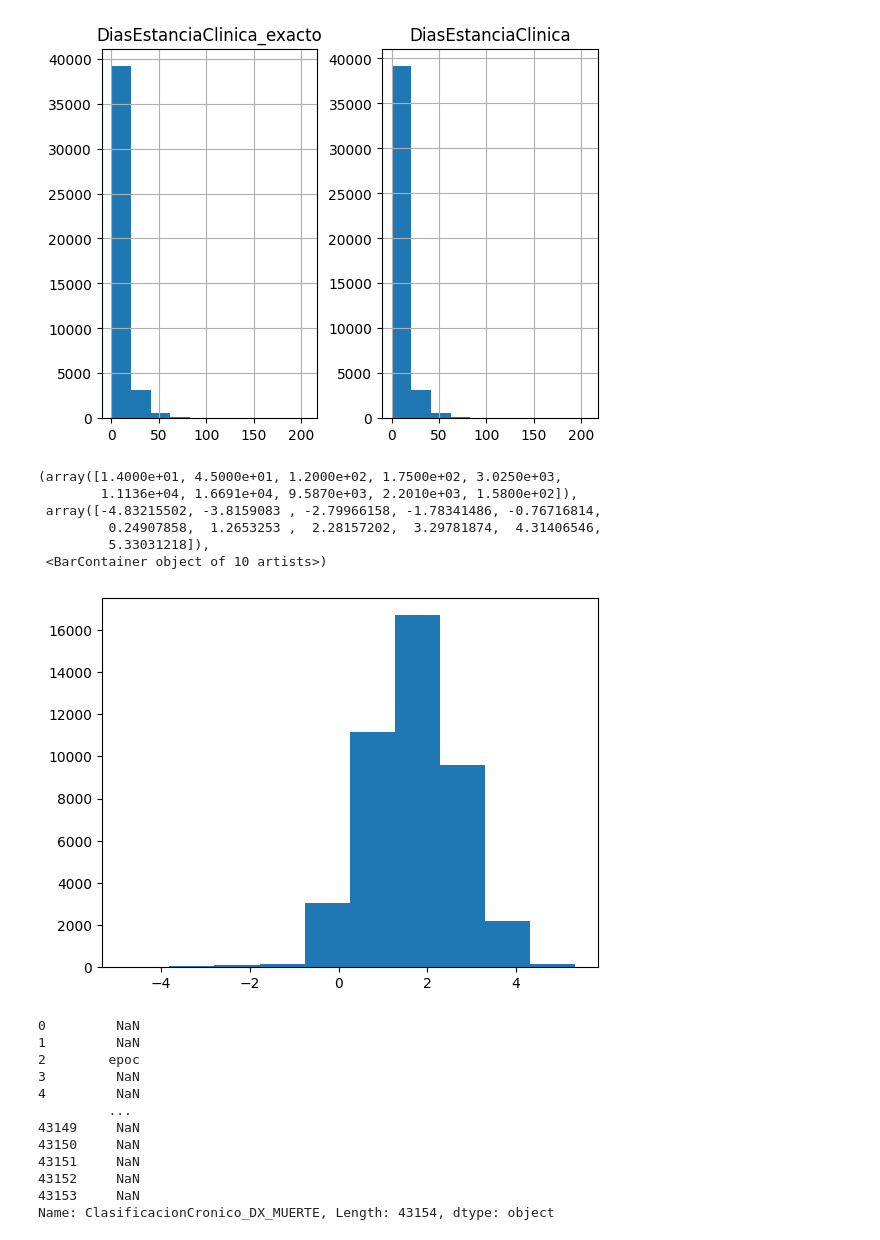
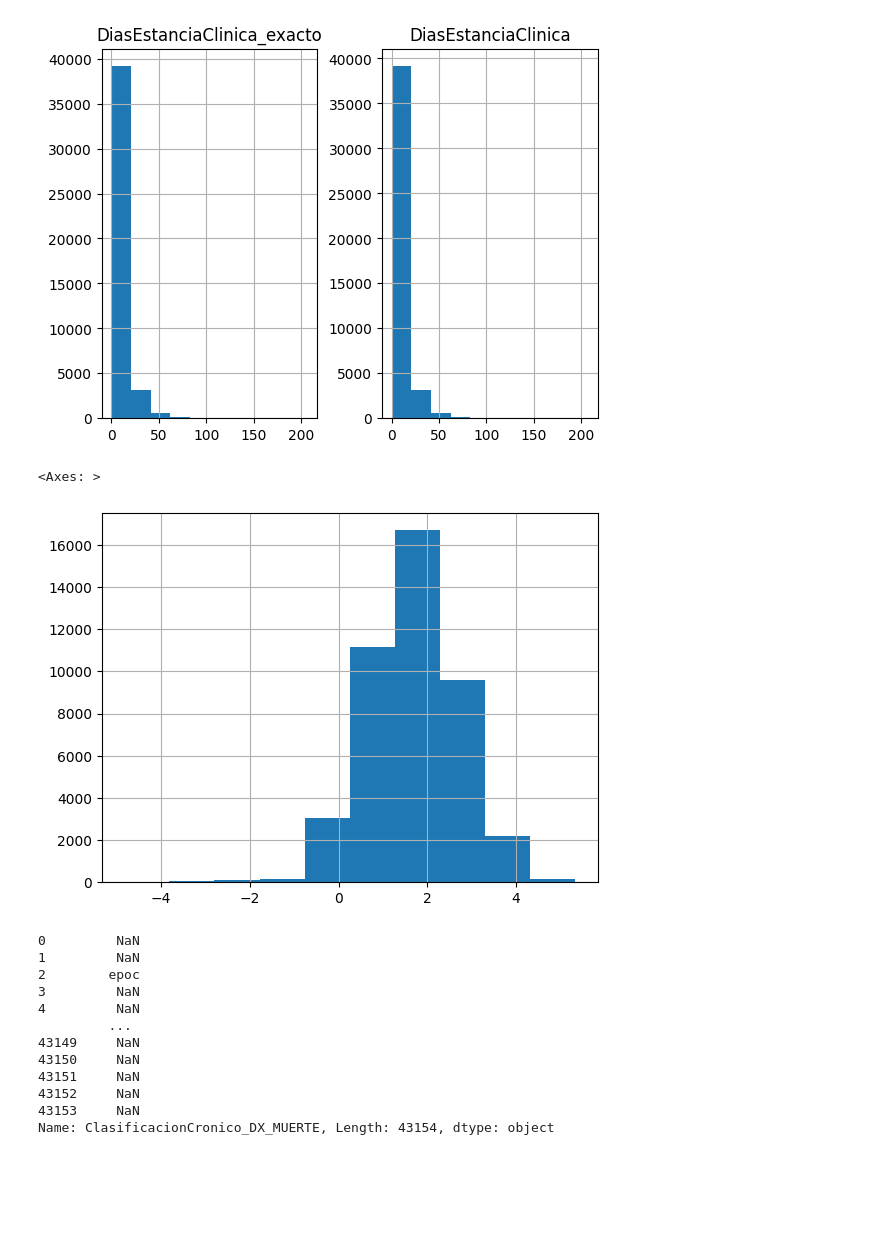
Before and after one commit to AndresBanquezBio/Hackathon, a Jupyter notebook: nosequehago.ipynb, the cells around one changed output. Cells and saved outputs as stored; diff of their text form; code cells hidden in the pictures; blank space fills up the shorter version.

```diff
--- a/nosequehago.ipynb
+++ b/nosequehago.ipynb
@@ -65,16 +65,11 @@ array([[<Axes: title={'center': 'DiasEstanciaClinica_exacto'}>,
 # %%
 Datos3 = Datos2.iloc[:,0]
 Datos3 = np.log(Datos3)
 Datos3.replace([np.inf, -np.inf], 0, inplace=True)
-plt.hist(Datos3)
+Datos3.hist()
 # %% [output]
-(array([1.4000e+01, 4.5000e+01, 1.2000e+02, 1.7500e+02, 3.0250e+03,
-        1.1136e+04, 1.6691e+04, 9.5870e+03, 2.2010e+03, 1.5800e+02]),
- array([-4.83215502, -3.8159083 , -2.79966158, -1.78341486, -0.76716814,
-         0.24907858,  1.2653253 ,  2.28157202,  3.29781874,  4.31406546,
-         5.33031218]),
- <BarContainer object of 10 artists>)
+<Axes: >
-[figure, old version]
+[figure, new version]
 # %%
 DatosConNaN = Datos.replace({'Sin Informacion': np.NaN, 'Sin informacion en base de datos': np.NaN})
 DatosConNaN['ClasificacionCronico_DX_MUERTE']
```
Also changed, not shown: parts of 4 cells of this notebook.
